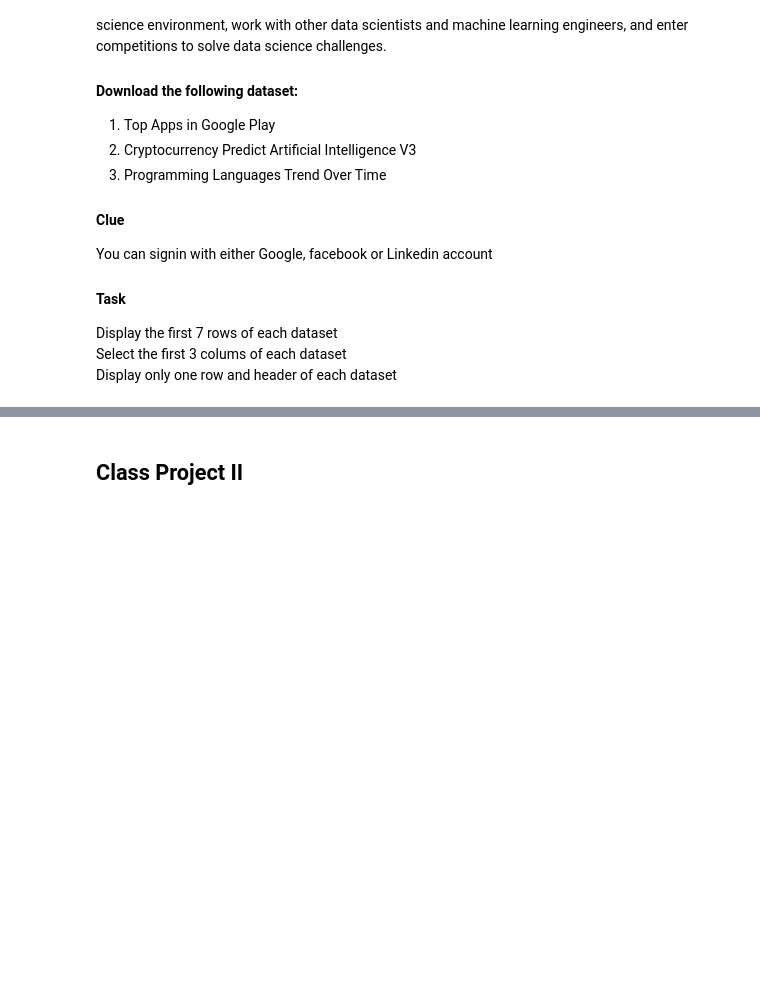
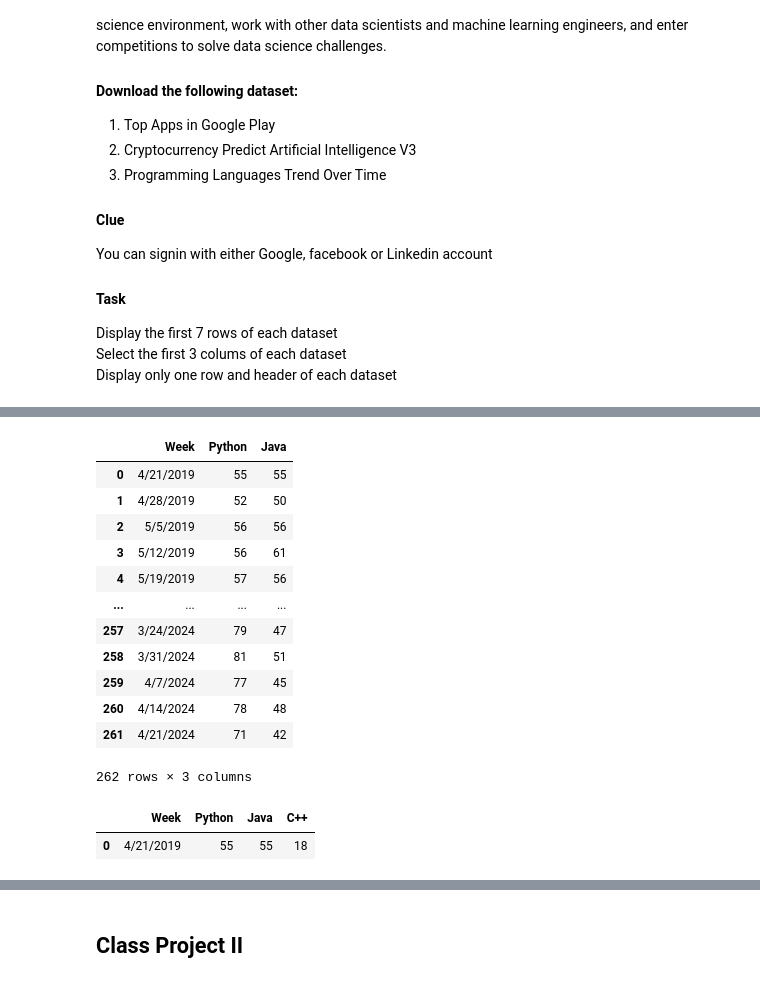
Before and after one commit to aadeniji600/a.adenijiCOS102, a Jupyter notebook: week-8/Week 8 - Python-Pandas-Practice.ipynb, the cells around one changed output, grey strips where cells are left out. Drawn from its saved outputs; the diff is of its cells as text; code cells hidden in the pictures; blank space fills up the shorter version.

```diff
--- a/week-8/Week 8 - Python-Pandas-Practice.ipynb
+++ b/week-8/Week 8 - Python-Pandas-Practice.ipynb
@@ -227,0 +365,41 @@ Display only one row and header of each dataset
+# %%
+# importing pandas package
+import pandas as pd
+
+# making data frame from csv file
+data = pd.read_csv("Programming-Languages-Trends.csv")
+
+# Convert the dictionary into DataFrame
+df = pd.DataFrame(data)
+
+# select three columns
+data[['Week', 'Python','Java']]
+# %% [output]
+|  | Week | Python | Java |
+| 0 | 4/21/2019 | 55 | 55 |
+| 1 | 4/28/2019 | 52 | 50 |
+| 2 | 5/5/2019 | 56 | 56 |
+| 3 | 5/12/2019 | 56 | 61 |
+| 4 | 5/19/2019 | 57 | 56 |
+| ... | ... | ... | ... |
+| 257 | 3/24/2024 | 79 | 47 |
+| 258 | 3/31/2024 | 81 | 51 |
+| 259 | 4/7/2024 | 77 | 45 |
+| 260 | 4/14/2024 | 78 | 48 |
+| 261 | 4/21/2024 | 71 | 42 |
+262 rows × 3 columns
+# %%
+# importing pandas package
+import pandas as pd
+
+# making data frame from csv file
+data = pd.read_csv("Programming-Languages-Trends.csv")
+
+#Displaying only one row and all the headers
+df=data.head(1)
+
+# print excel
+df
+# %% [output]
+|  | Week | Python | Java | C++ |
+| 0 | 4/21/2019 | 55 | 55 | 18 |
```
Also changed, not shown: parts of 15 cells of this notebook, 9 other files.
